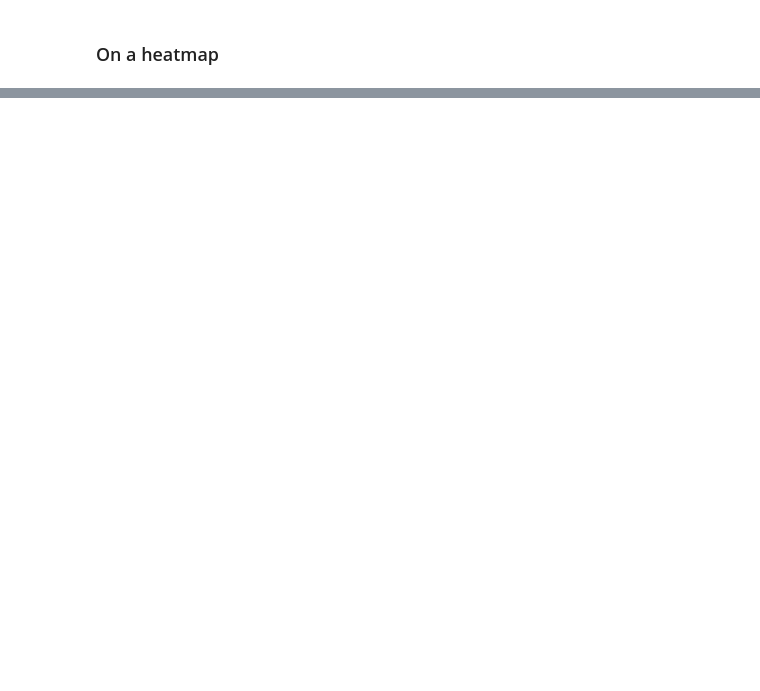
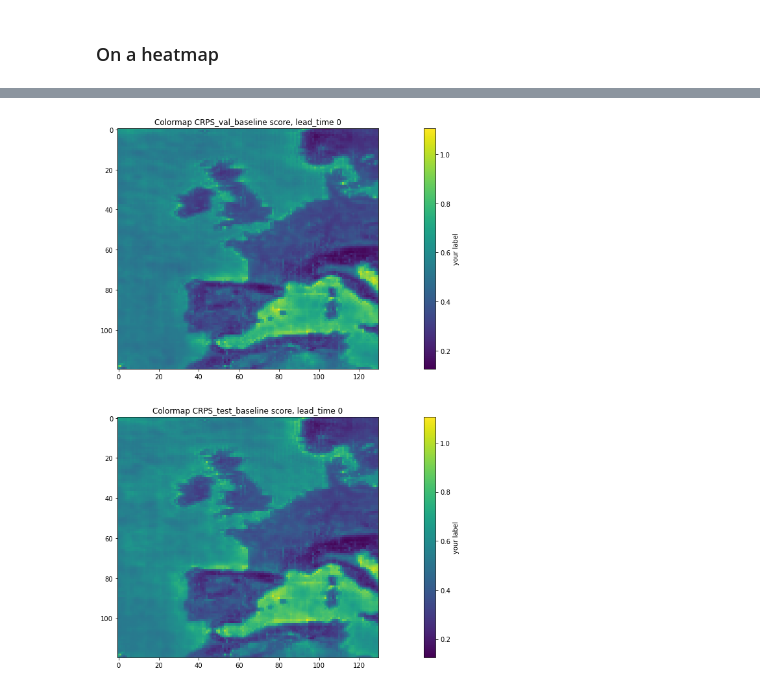
Before and after one commit to cleveryangcong/Bachelor_Thesis, a Jupyter notebook: notebooks/exploratory/2.8.2.1-dc-score_CRPS_train_val_test.ipynb, the cells around one changed output, grey strips where cells are left out. Drawn from its saved outputs; the diff is of its cells as text; code cells hidden in the pictures; blank space fills up the shorter version.

Commit message:
Add visualization and checks on u10 and v10 CRPS scores

```diff
--- a/notebooks/exploratory/2.8.2.1-dc-score_CRPS_train_val_test.ipynb
+++ b/notebooks/exploratory/2.8.2.1-dc-score_CRPS_train_val_test.ipynb
@@ -160,3 +226,7 @@ heatmap_lead("ws10", 0, models=[True, True, True])
 # %% [output]
 [figure]
 [interactive output not drawn]
+# %%
+heatmap_lead("u10", 0, models=[False, True, True])
+# %% [output]
+[figure, added]
```
Also changed, not shown: parts of 7 cells of this notebook.
